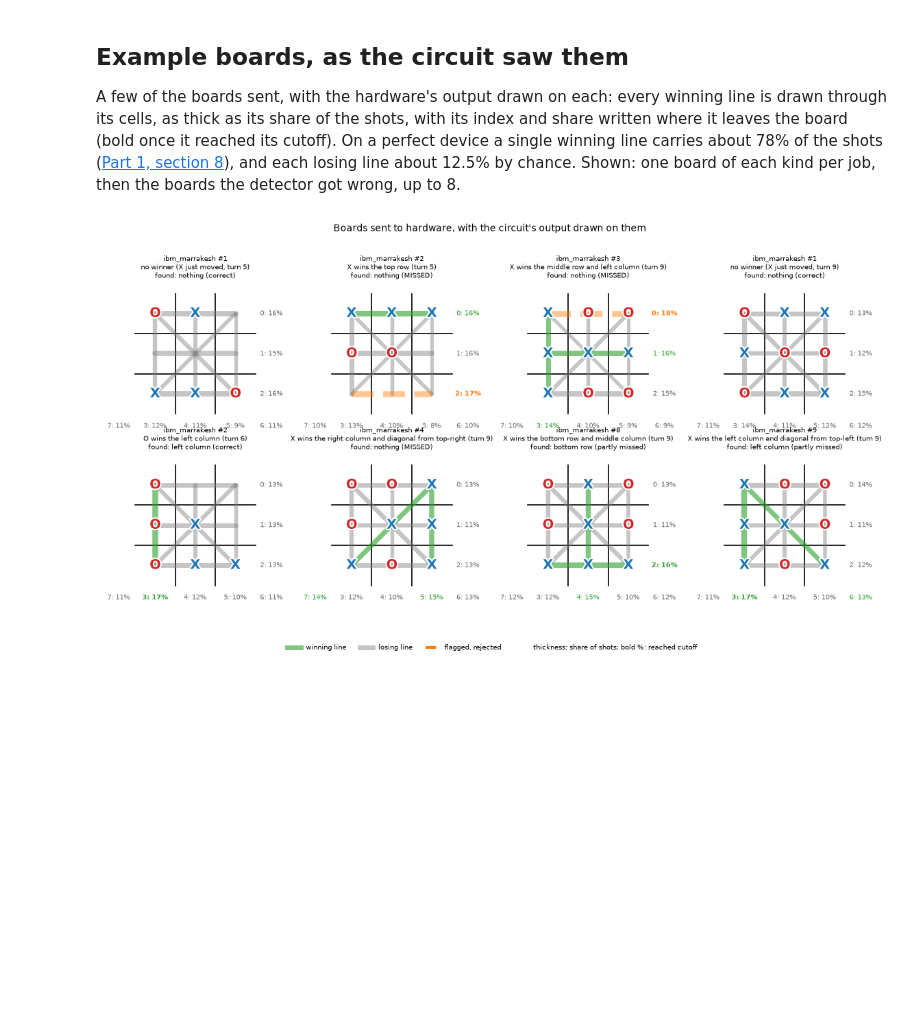
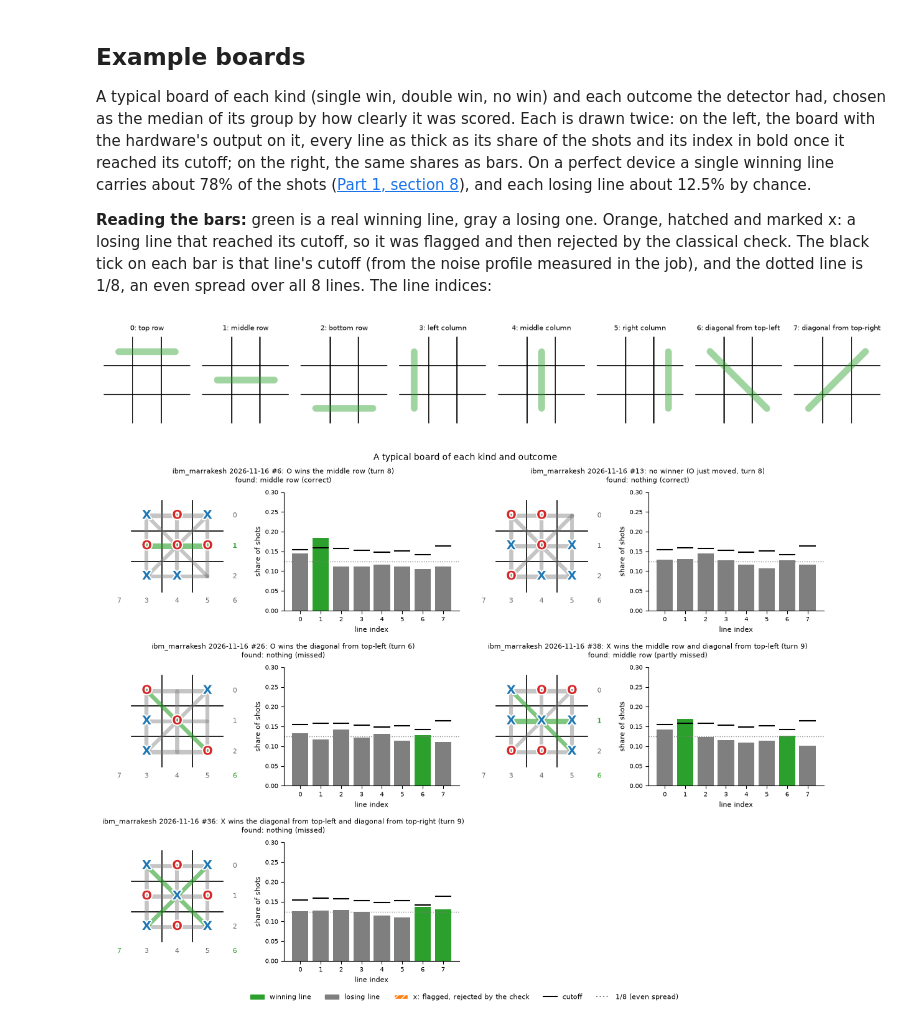
Before and after one commit to RyanPrax/Quantum-TicTacToe, a Jupyter notebook: notebooks/03_hardware.ipynb, the cells around one changed output. Drawn from its saved outputs; the diff is of its cells as text; code cells hidden in the pictures; blank space fills up the shorter version.

```diff
--- a/notebooks/03_hardware.ipynb
+++ b/notebooks/03_hardware.ipynb
@@ -57,32 +59,34 @@ else:
 # %% [markdown]
-## Example boards, as the circuit saw them
+## Example boards
 
-A few of the boards sent, with the hardware's output drawn on each: every
-winning line is drawn through its cells, as thick as its share of the shots,
-with its index and share written where it leaves the board (bold once it
-reached its cutoff). On a perfect device a single winning line carries about
-78% of the shots ([Part 1, section 8](01_how_it_works.ipynb)), and each losing
-line about 12.5% by chance. Shown: one board of each kind per job, then the
-boards the detector got wrong, up to 8.
+A typical board of each kind (single win, double win, no win) and each outcome
+the detector had, chosen as the median of its group by how clearly it was
+scored. Each is drawn twice: on the left, the board with the hardware's output
+on it, every line as thick as its share of the shots and its index in bold
+once it reached its cutoff; on the right, the same shares as bars. On a
+perfect device a single winning line carries about 78% of the shots
+([Part 1, section 8](01_how_it_works.ipynb)), and each losing line about 12.5%
+by chance.
+
+**Reading the bars:** green is a real winning line, gray a losing one. Orange,
+hatched and marked x: a losing line that reached its cutoff, so it was flagged
+and then rejected by the classical check. The black tick on each bar is that
+line's cutoff (from the noise profile measured in the job), and the dotted
+line is 1/8, an even spread over all 8 lines. The line indices:
+# %%
+plots.line_key(bits=False)
+plt.show()
+# %% [output]
+[figure]
 # %%
 EXAMPLES = 8
 
-examples = []
-for job in saved:
-    numbered = list(enumerate(job.detections, start=1))
-    firsts = [next((n, r) for n, r in numbered if r["label"] == label)
-              for label in dict.fromkeys(r["label"] for _, r in numbered)]
-    wrong = [(n, r) for n, r in numbered if verdict(r) != "correct" and (n, r) not in firsts]
-    examples += [(job, n, r) for n, r in firsts + wrong]
-if examples:
-    plots.board_results(
-        [(r["board"], r["counts"], r["cutoffs"], r["true_lines"], r["rejected"],
-          f"{job.backend['name']} #{n}\n{describe(r)}\nfound: "
-          f"{' and '.join(SHORT_LINE_NAMES[i] for i in r['lines']) or 'nothing'} ({verdict(r)})")
-         for job, n, r in examples[:EXAMPLES]], "Boards sent to hardware, with the circuit's output drawn on them")
+entries = [(job.label, n, r) for job in saved for n, r in enumerate(job.detections, start=1)]
+if entries:
+    plots.board_details(examples(entries, EXAMPLES), "A typical board of each kind and outcome")
     plt.show()
 # %% [output]
-[figure, old version]
+[figure, new version]
 # %% [markdown]
 ## 1. Saved jobs
 
```
Also changed, not shown: parts of 23 cells of this notebook, 10 other files.
